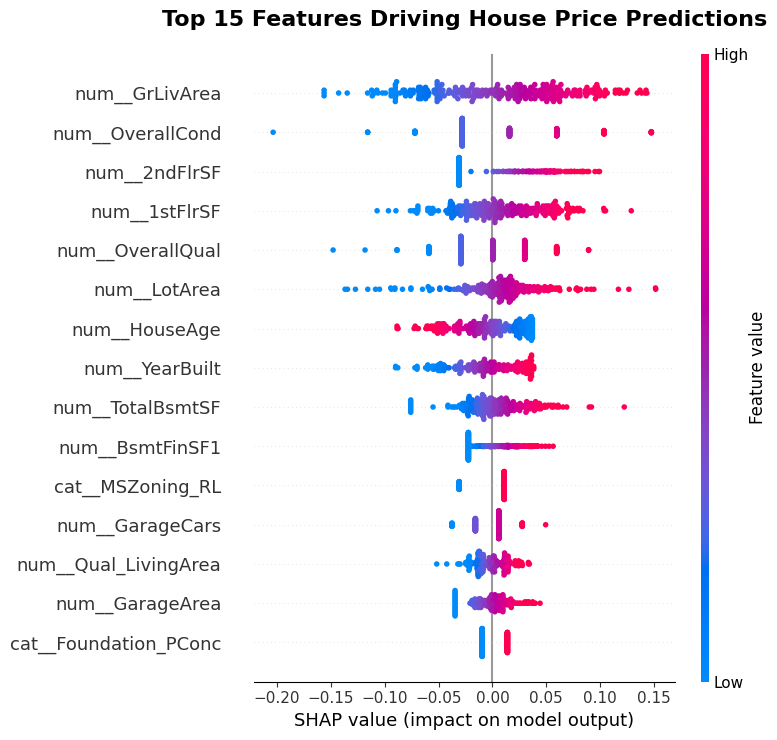
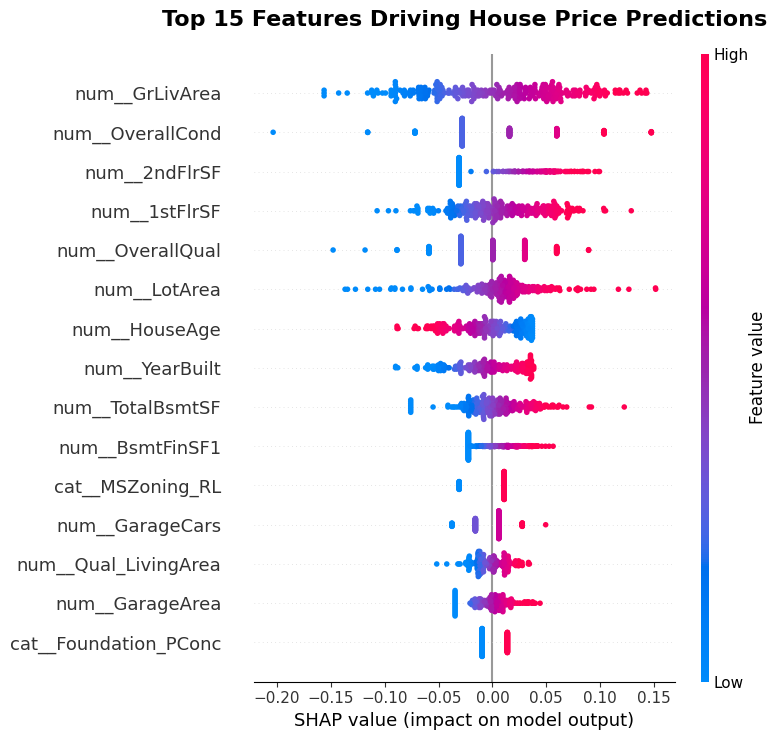
The notebook cell's code change between the first figure and the second:
--- before
+++ after
@@ -13,2 +13,3 @@
 plt.tight_layout()
 plt.show()
+plt.savefig("../artifacts/shap_global_summary.png")

Commit: shap explainability